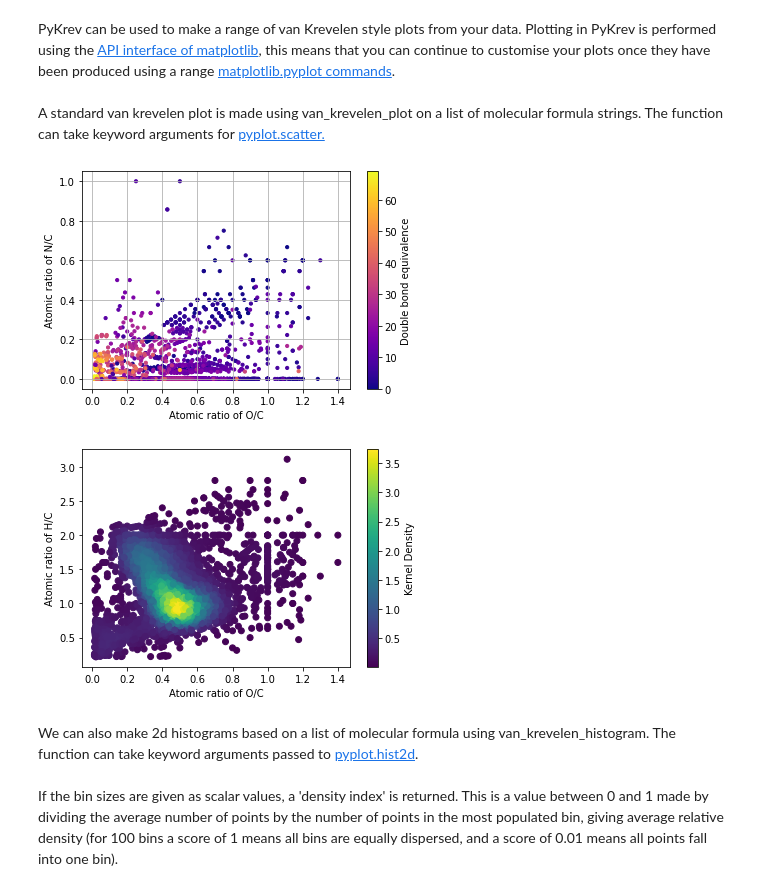
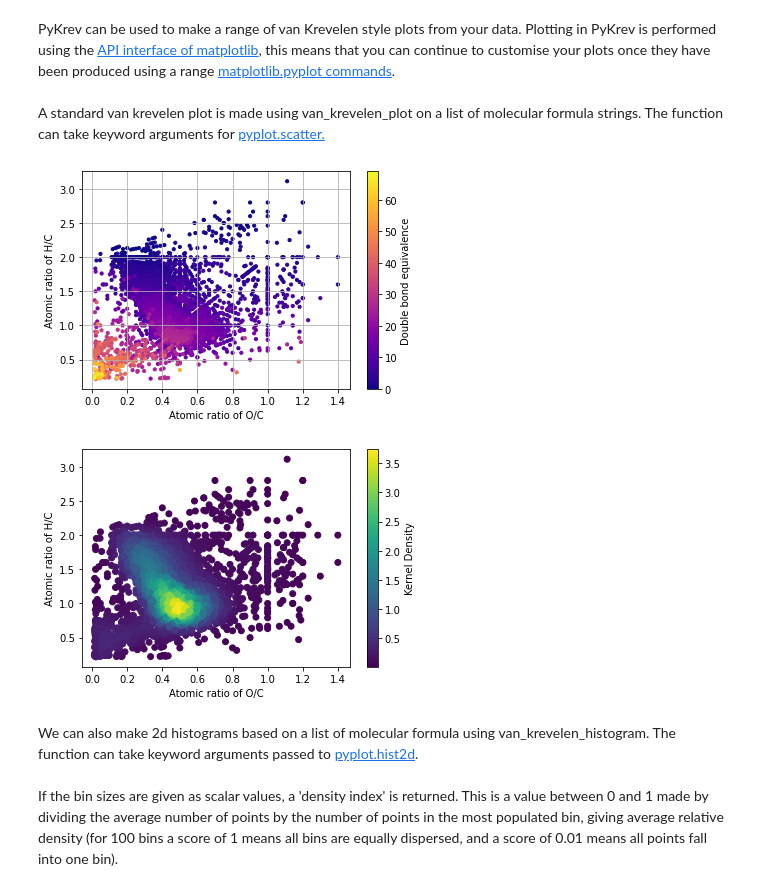
Before and after one commit to Kzra/pykrev, a Jupyter notebook: docs/PyKrevUserGuide.ipynb, the cells around one changed output. Saved outputs shown, nothing was run; the diff lists cells and outputs as text; code cells hidden in the pictures.

```diff
--- a/docs/PyKrevUserGuide.ipynb
+++ b/docs/PyKrevUserGuide.ipynb
@@ -119,16 +119,16 @@ PyKrev can be used to make a range of van Krevelen style plots from your data. P
 # %%
 #Here we make a van Krevelen style plot where the y axis represents N/C values, and colour code the points by double bond equivalence
 plt.figure()
-pk.van_krevelen_plot(A_formula, y_ratio = 'NC',c = A_dbe,s = 10,cmap = 'plasma') #van_krevele_plot takes any keyword arguments that can be passed to pyplot.scatter()
+pk.van_krevelen_plot(A_formula, y_ratio = 'HC',c = A_dbe,s = 10,cmap = 'plasma') #van_krevele_plot takes any keyword arguments that can be passed to pyplot.scatter()
 cbar = plt.colorbar() #add a colour bar
 cbar.set_label('Double bond equivalence')
 #PyKrev.van_krevelen_plot can take the value 'density' for the key word argument 'c' to colour code points based on kernel density
 plt.figure()
 pk.van_krevelen_plot(A_formula,c='density')
 plt.colorbar().set_label('Kernel Density')
 plt.grid(False)
 # %% [output]
-[figure, old version]
+[figure, new version]
 [figure]
 # %% [markdown]
 We can also make 2d histograms based on a list of molecular formula using van_krevelen_histogram. The function can take keyword arguments passed to [pyplot.hist2d](https://matplotlib.org/api/_as_gen/matplotlib.pyplot.hist2d.html). <br> <br>If the bin sizes are given as scalar values, a 'density index' is returned. This is a value between 0 and 1 made by dividing the average number of points by the number of points in the most populated bin, giving average relative density (for 100 bins a score of 1 means all bins are equally dispersed, and a score of 0.01 means all points fall into one bin).
```
Also changed, not shown: parts of 11 cells of this notebook, 10 other files.
